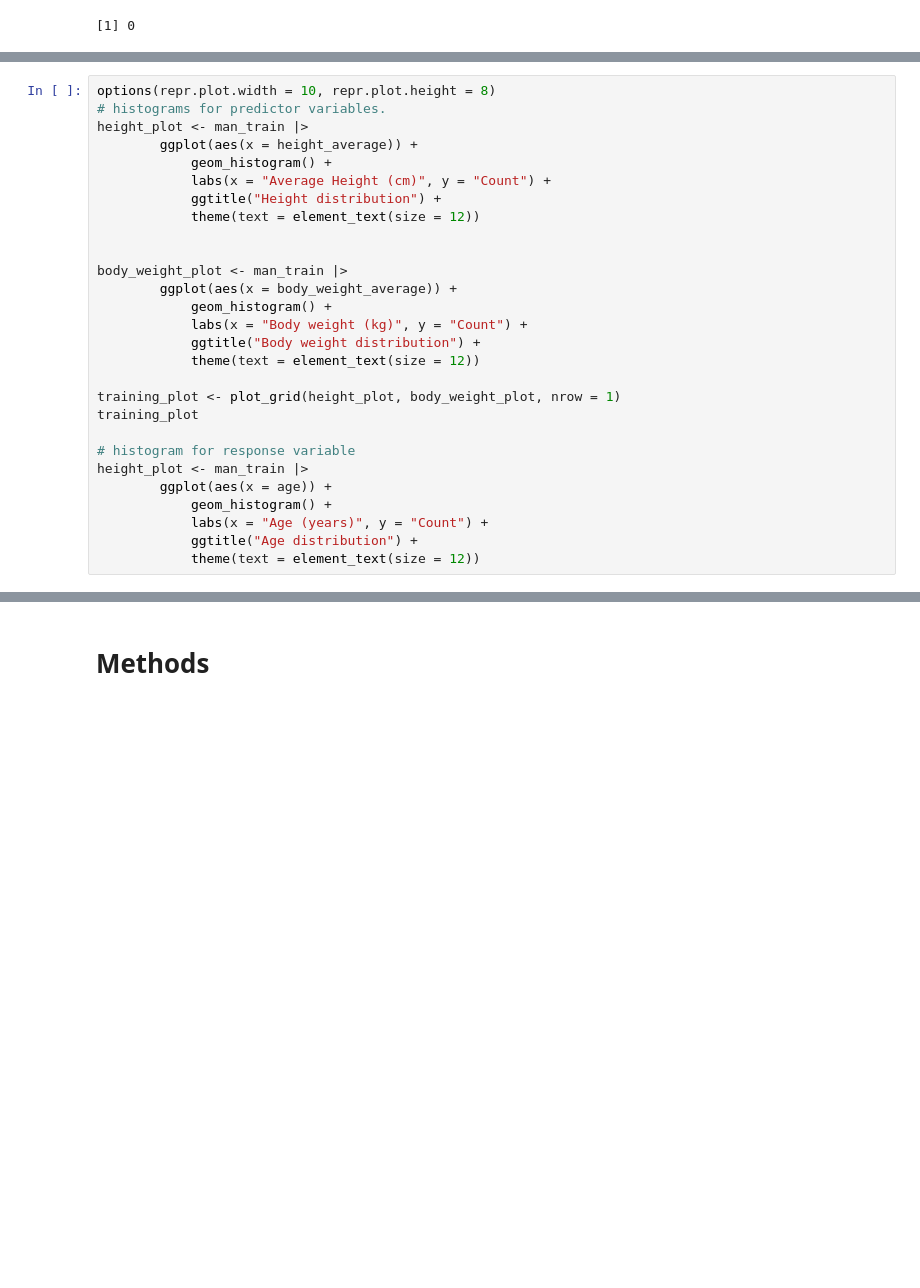
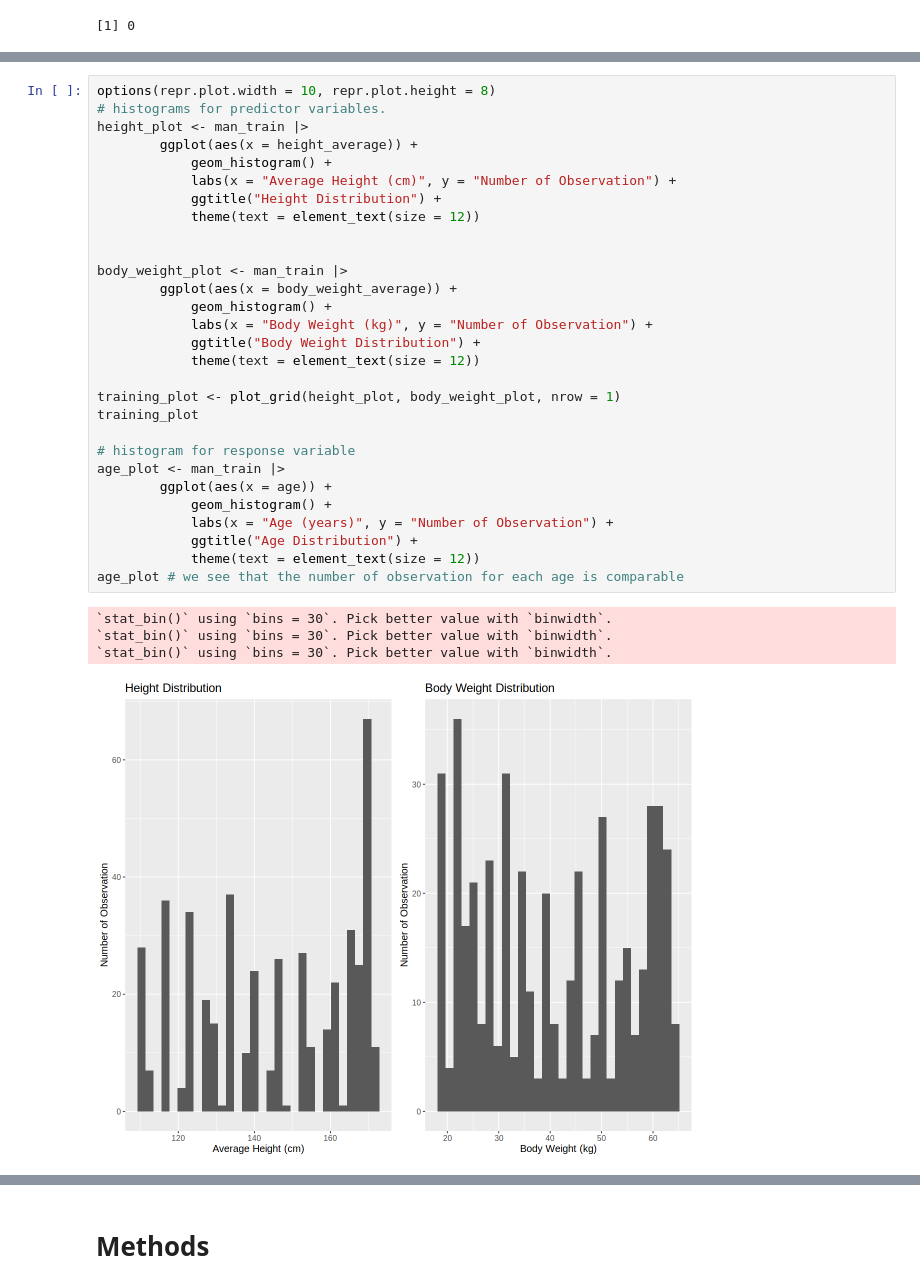
Before and after one commit to Ekenny02/dsci-100-project, a Jupyter notebook: Project.ipynb, the cells around one changed output, grey strips where cells are left out. Saved outputs shown, nothing was run; the diff lists cells and outputs as text; blank space fills up the shorter version.

Commit message:
Histograms

```diff
--- a/Project.ipynb
+++ b/Project.ipynb
@@ -167,28 +167,34 @@ A tibble: 2 × 3
 # %%
 options(repr.plot.width = 10, repr.plot.height = 8)
 # histograms for predictor variables.
 height_plot <- man_train |>
         ggplot(aes(x = height_average)) +
             geom_histogram() +
-            labs(x = "Average Height (cm)", y = "Count") +
-            ggtitle("Height distribution") +
+            labs(x = "Average Height (cm)", y = "Number of Observation") +
+            ggtitle("Height Distribution") +
             theme(text = element_text(size = 12))
 
 
 body_weight_plot <- man_train |>
         ggplot(aes(x = body_weight_average)) +
             geom_histogram() +
-            labs(x = "Body weight (kg)", y = "Count") +
-            ggtitle("Body weight distribution") +
+            labs(x = "Body Weight (kg)", y = "Number of Observation") +
+            ggtitle("Body Weight Distribution") +
             theme(text = element_text(size = 12))
 
 training_plot <- plot_grid(height_plot, body_weight_plot, nrow = 1)
 training_plot
 
 # histogram for response variable
-height_plot <- man_train |>
+age_plot <- man_train |>
         ggplot(aes(x = age)) +
             geom_histogram() +
-            labs(x = "Age (years)", y = "Count") +
-            ggtitle("Age distribution") +
+            labs(x = "Age (years)", y = "Number of Observation") +
+            ggtitle("Age Distribution") +
             theme(text = element_text(size = 12))
+age_plot # we see that the number of observation for each age is comparable
+# %% [output]
+`stat_bin()` using `bins = 30`. Pick better value with `binwidth`.
+`stat_bin()` using `bins = 30`. Pick better value with `binwidth`.
+`stat_bin()` using `bins = 30`. Pick better value with `binwidth`.
+[figure, added]
```
Also changed, not shown: parts of 2 cells of this notebook.
